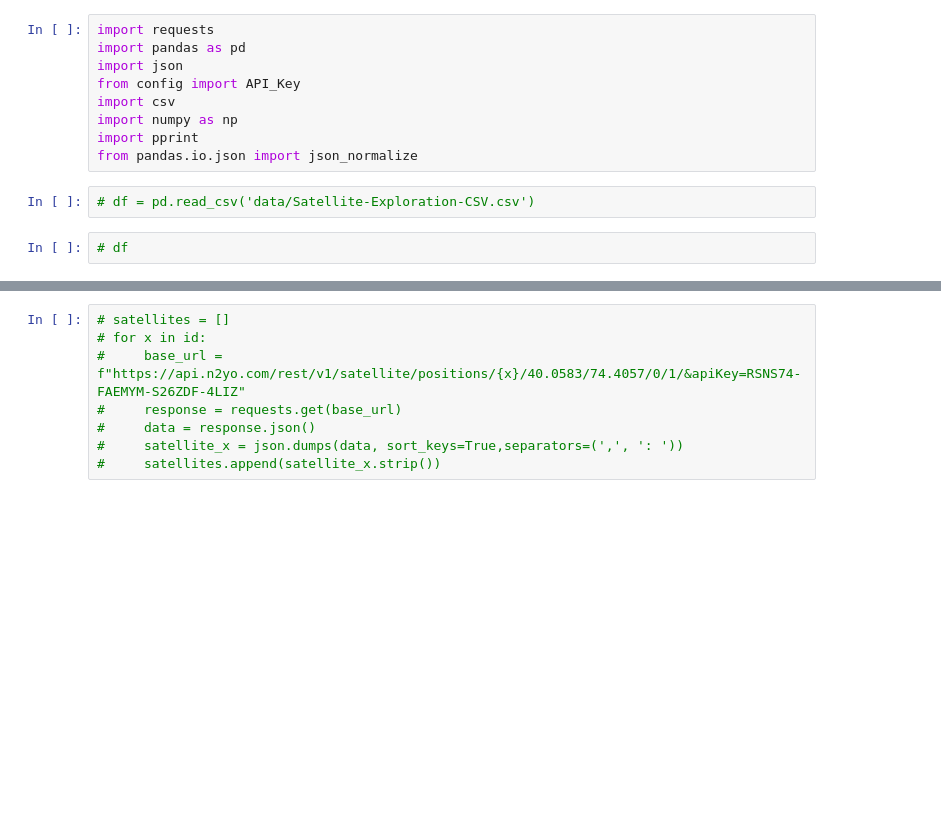
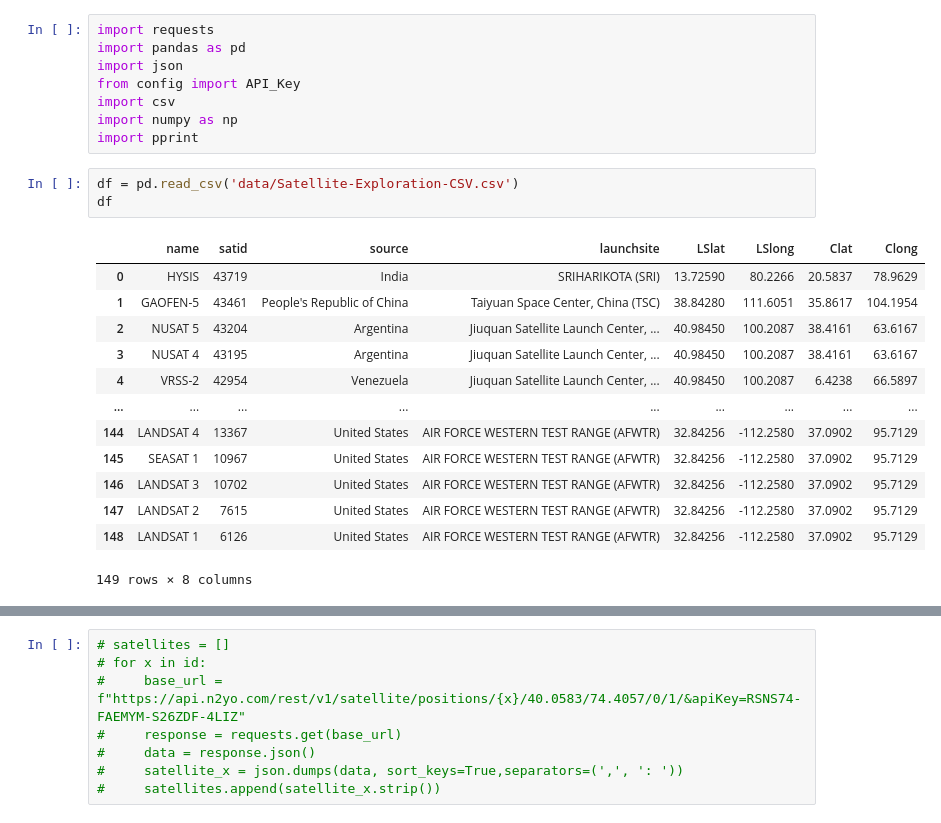
Before and after one commit to KholiswaT/Satellite-Exploration, a Jupyter notebook: app.ipynb, the cells around one changed output, grey strips where cells are left out. Drawn from its saved outputs; the diff is of its cells as text; blank space fills up the shorter version.

```diff
--- a/app.ipynb
+++ b/app.ipynb
@@ -6,9 +6,21 @@ from config import API_Key
 import csv
 import numpy as np
 import pprint
-from pandas.io.json import json_normalize
 # %%
-# df = pd.read_csv('data/Satellite-Exploration-CSV.csv')
+df = pd.read_csv('data/Satellite-Exploration-CSV.csv')
+df
+# %% [output]
+|  | name | satid | source | launchsite | LSlat | LSlong | Clat | Clong |
+| 0 | HYSIS | 43719 | India | SRIHARIKOTA (SRI) | 13.72590 | 80.2266 | 20.5837 | 78.9629 |
+| 1 | GAOFEN-5 | 43461 | People's Republic of China | Taiyuan Space Center, China (TSC) | 38.84280 | 111.6051 | 35.8617 | 104.1954 |
+| 2 | NUSAT 5 | 43204 | Argentina | Jiuquan Satellite Launch Center, ... | 40.98450 | 100.2087 | 38.4161 | 63.6167 |
+| 3 | NUSAT 4 | 43195 | Argentina | Jiuquan Satellite Launch Center, ... | 40.98450 | 100.2087 | 38.4161 | 63.6167 |
+| 4 | VRSS-2 | 42954 | Venezuela | Jiuquan Satellite Launch Center, ... | 40.98450 | 100.2087 | 6.4238 | 66.5897 |
+| ... | ... | ... | ... | ... | ... | ... | ... | ... |
+| 144 | LANDSAT 4 | 13367 | United States | AIR FORCE WESTERN TEST RANGE (AFWTR) | 32.84256 | -112.2580 | 37.0902 | 95.7129 |
+| 145 | SEASAT 1 | 10967 | United States | AIR FORCE WESTERN TEST RANGE (AFWTR) | 32.84256 | -112.2580 | 37.0902 | 95.7129 |
+| 146 | LANDSAT 3 | 10702 | United States | AIR FORCE WESTERN TEST RANGE (AFWTR) | 32.84256 | -112.2580 | 37.0902 | 95.7129 |
+| 147 | LANDSAT 2 | 7615 | United States | AIR FORCE WESTERN TEST RANGE (AFWTR) | 32.84256 | -112.2580 | 37.0902 | 95.7129 |
+| 148 | LANDSAT 1 | 6126 | United States | AIR FORCE WESTERN TEST RANGE (AFWTR) | 32.84256 | -112.2580 | 37.0902 | 95.7129 |
+149 rows × 8 columns
-# %%
-# df
 # %%
```
Also changed, not shown: parts of 6 cells of this notebook, 13 other files.
